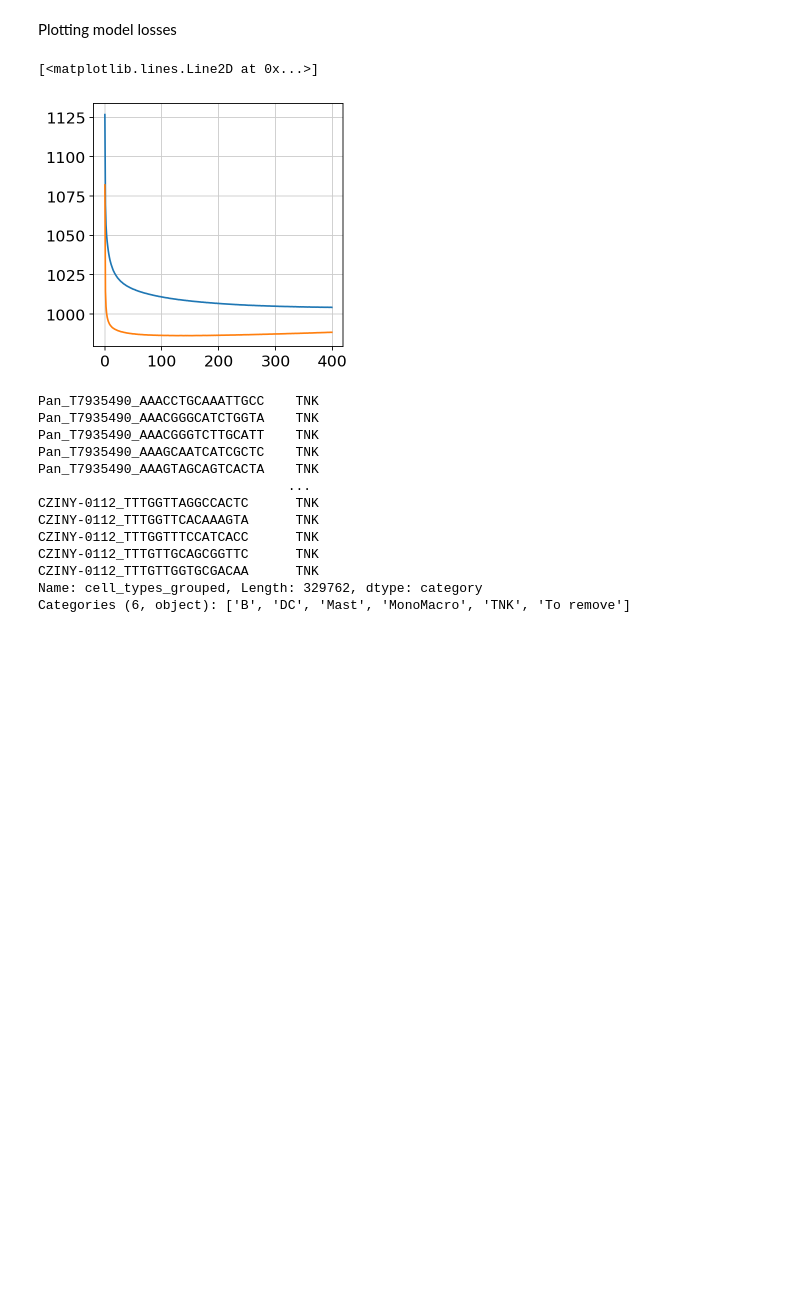
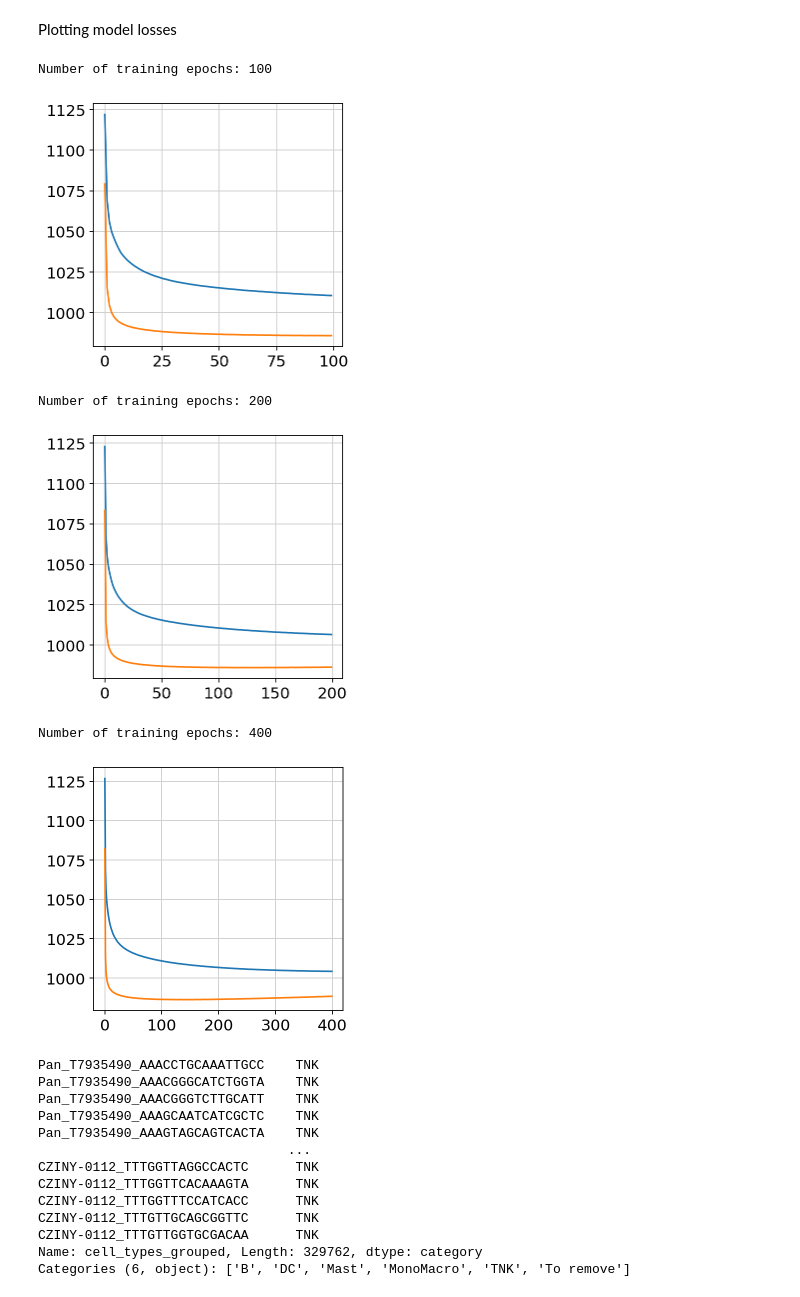
Before and after one commit to owkin/deepdeconv-fork, a Jupyter notebook: notebooks/linearity_checks.ipynb, the cells around one changed output. Cells and saved outputs as stored; diff of their text form; code cells hidden in the pictures; blank space fills up the shorter version.

```diff
--- a/notebooks/linearity_checks.ipynb
+++ b/notebooks/linearity_checks.ipynb
@@ -16,5 +16,5 @@ sc.set_figure_params(figsize=(4, 4))
 # %%
-adata = ad.read_h5ad("/home/owkin/project/scvi_models/adata_cti_5000.h5ad")
+adata = ad.read_h5ad("/home/owkin/project/scvi_models/data/adata_cti_5000.h5ad")
 
 adata
 # %% [output]
@@ -25,10 +25,13 @@ AnnData object with n_obs × n_vars = 329762 × 5000
     obsm: 'X_umap', '_scvi_extra_categorical_covs'
     layers: 'counts'
 # %%
-model = scvi.model.SCVI.load(dir_path="/home/owkin/project/scvi_models/",
-                             adata=adata,
-                             use_gpu=True
-                             )
+models = {}
+for nepochs in [100,200,400]:
 
-model.view_anndata_setup()
+    models[nepochs] = scvi.model.SCVI.load(dir_path=f"/home/owkin/project/scvi_models/models/cti_{nepochs}_epochs",
+                                 adata=adata,
+                                 use_gpu=True
+                                 )
+
+    models[nepochs].view_anndata_setup()
 # %% [output]
@@ -98,11 +102,18 @@ Setup via `SCVI.setup_anndata` with arguments:
 # %% [markdown]
 Plotting model losses
 # %%
-plt.plot(model.history["elbo_train"])
-plt.plot(model.history["reconstruction_loss_train"])
+for nepochs, model in models.items():
+    print(f"Number of training epochs: {nepochs}")
+    plt.plot(model.history["elbo_train"])
+    plt.plot(model.history["reconstruction_loss_train"])
+    plt.show()
 # %% [output]
-[<matplotlib.lines.Line2D at 0x...>]
+Number of training epochs: 100
-[figure, old version]
+[figure, new version]
+Number of training epochs: 200
+[figure, added]
+Number of training epochs: 400
+[figure, added]
 # %%
 adata.obs["cell_types_grouped"]
 # %% [output]
```
Also changed, not shown: parts of 5 cells of this notebook.
